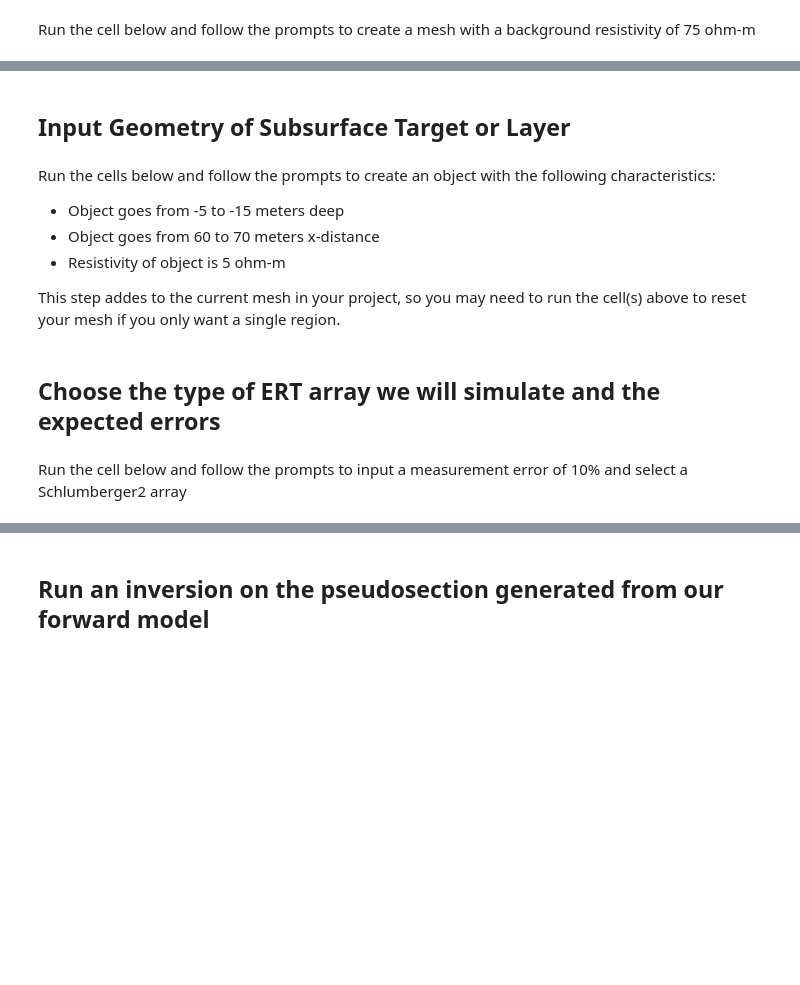
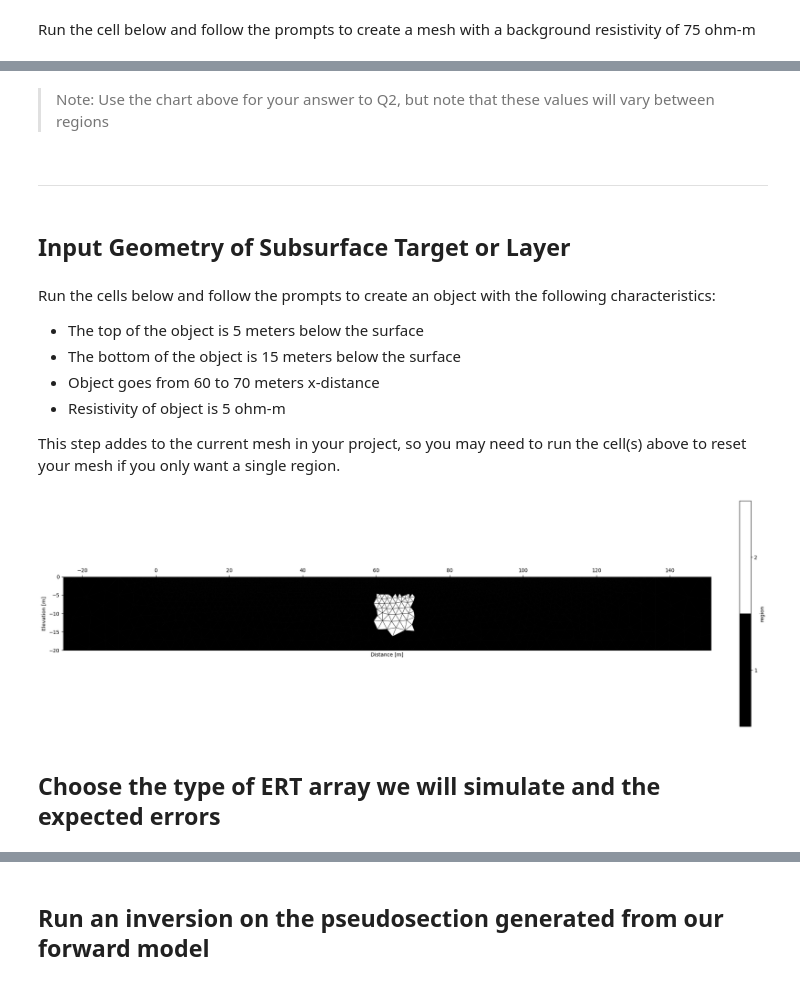
Before and after one commit to RJbalikian/GEOL451, a Jupyter notebook: ERT/GEOL451_Exercise6a_ERTForwardModel.ipynb, the cells around one changed output, grey strips where cells are left out. Drawn from its saved outputs; the diff is of its cells as text; code cells hidden in the pictures; blank space fills up the shorter version.

```diff
--- a/ERT/GEOL451_Exercise6a_ERTForwardModel.ipynb
+++ b/ERT/GEOL451_Exercise6a_ERTForwardModel.ipynb
@@ -83,24 +115,33 @@ Answer Question 2 using input/output above
+# %% [markdown]
+> Note: Use the chart above for your answer to Q2, but note that these values will vary between regions
+# %% [markdown]
+---
 # %% [markdown]
 ## Input Geometry of Subsurface Target or Layer
 # %% [markdown]
 Run the cells below and follow the prompts to create an object with the following characteristics:
 
 
-*   Object goes from -5 to -15 meters deep
-*   Object goes from 60 to 70 meters x-distance
-*   Resistivity of object is 5 ohm-m
+* The top of the object is 5 meters below the surface
+* The bottom of the object is 15 meters below the surface
+* Object goes from 60 to 70 meters x-distance
+* Resistivity of object is 5 ohm-m
 
 This step addes to the current mesh in your project, so you may need to run the cell(s) above to reset your mesh if you only want a single region.
-# %%
-topDepth = -1*abs(float(input('Depth of top of object/layer (m) - use negative number: ')))
-bottomDepth = -1*abs(float(input('Depth of bottom of object/layer (m) - use negative number: ')))
-left = float(input('Left edge of object/layer (m): '))
-right = float(input('Right edge of object/layer (m): '))
-targetResistivity = float(input('Resistivity of object/layer (m): '))
-
-k.addRegion(np.array([[left,topDepth],[right,topDepth],[right,bottomDepth],[left,bottomDepth],[left,topDepth]]), targetResistivity)
-k.showMesh()
+# %%
+# Depths should be negative numbers
+topDepthofObject = -5
+bottomDepthofObject =  -15
+
+# Locations in meters (positive values)
+leftSideOfObject = 60
+rightSideofObject = 70
+
+targetResistivity = 5
+
+k.addRegion(np.array([[leftSideOfObject,topDepthofObject],[rightSideofObject,topDepthofObject],[rightSideofObject,bottomDepthofObject],[leftSideOfObject,bottomDepthofObject],[leftSideOfObject,topDepthofObject]]), targetResistivity)
+k.showMesh()
+# %% [output]
+[figure, added]
 # %% [markdown]
 ## Choose the type of ERT array we will simulate and the expected errors
-# %% [markdown]
-Run the cell below and follow the prompts to input a measurement error of 10% and select a Schlumberger2 array
```
Also changed, not shown: parts of 52 cells of this notebook, 2 other files.
